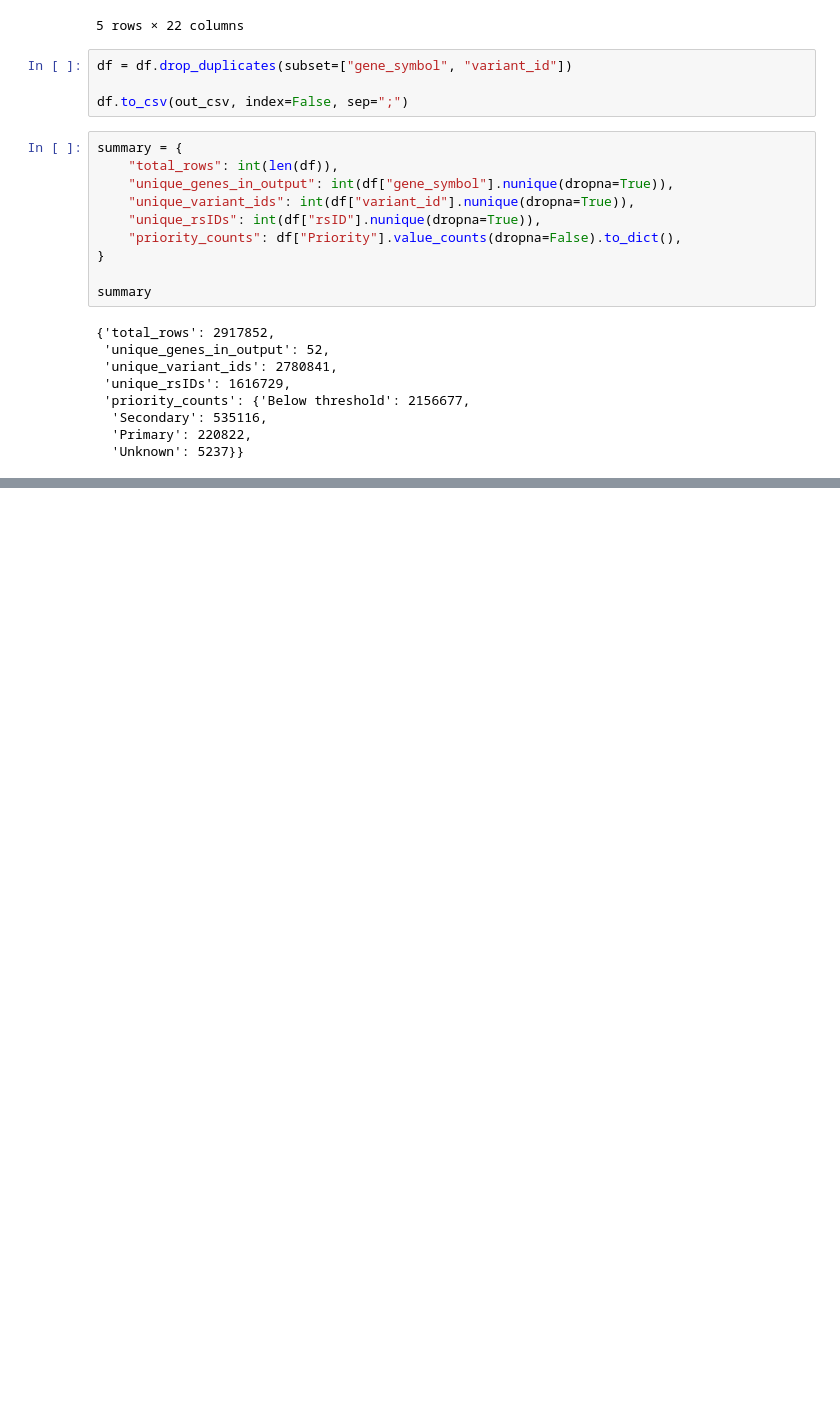
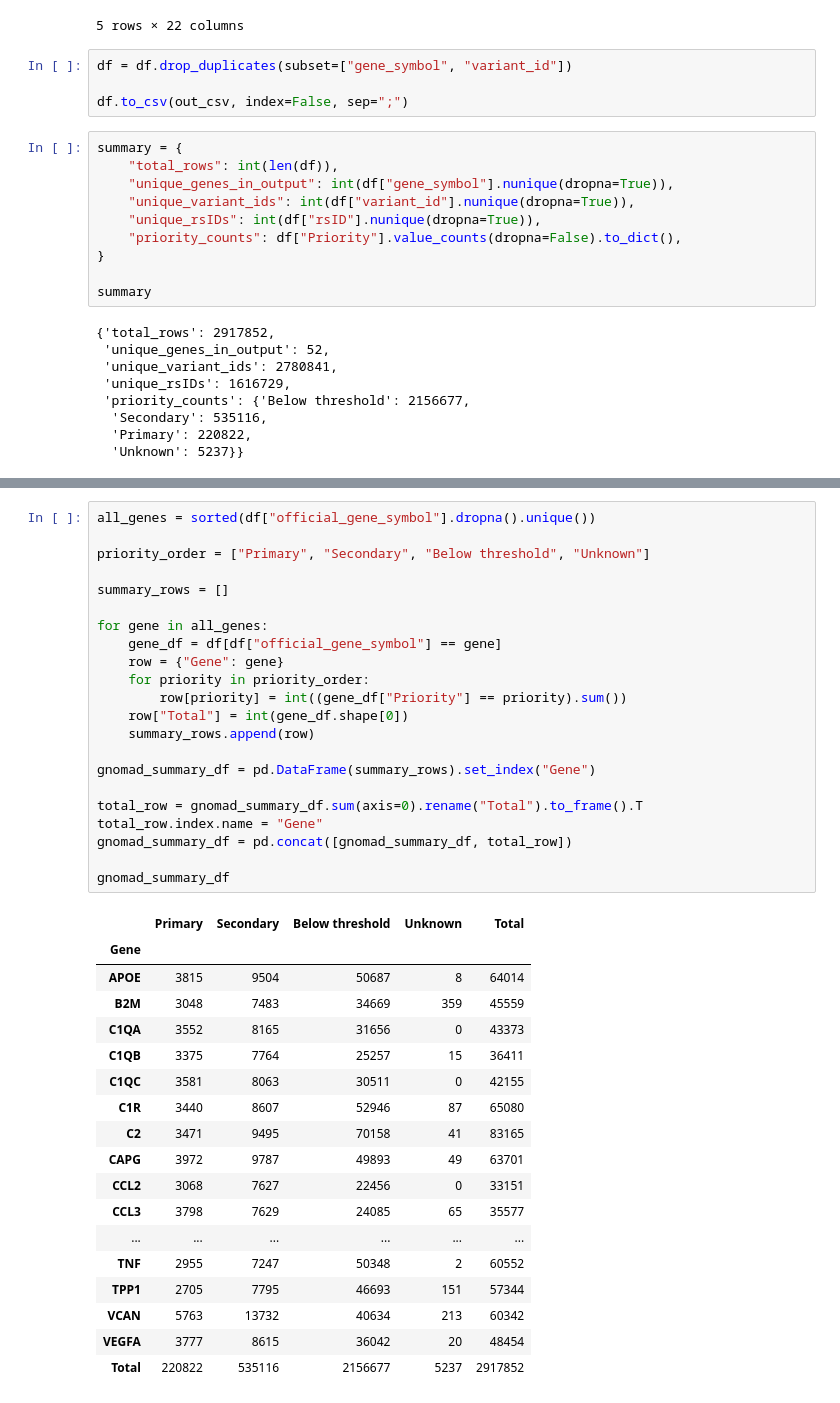
Before and after one commit to endrit-jakupi/Computational-Analysis-of-Macrophage-Gene-SNPs-across-Several-Cardiovascular-Datasets, a Jupyter notebook: notebooks/07_gnomad.ipynb, the cells around one changed output, grey strips where cells are left out. Drawn from its saved outputs; the diff is of its cells as text; blank space fills up the shorter version.

```diff
--- a/notebooks/07_gnomad.ipynb
+++ b/notebooks/07_gnomad.ipynb
@@ -558,0 +593,41 @@ summary
+# %%
+all_genes = sorted(df["official_gene_symbol"].dropna().unique())
+
+priority_order = ["Primary", "Secondary", "Below threshold", "Unknown"]
+
+summary_rows = []
+
+for gene in all_genes:
+    gene_df = df[df["official_gene_symbol"] == gene]
+    row = {"Gene": gene}
+    for priority in priority_order:
+        row[priority] = int((gene_df["Priority"] == priority).sum())
+    row["Total"] = int(gene_df.shape[0])
+    summary_rows.append(row)
+
+gnomad_summary_df = pd.DataFrame(summary_rows).set_index("Gene")
+
+total_row = gnomad_summary_df.sum(axis=0).rename("Total").to_frame().T
+total_row.index.name = "Gene"
+gnomad_summary_df = pd.concat([gnomad_summary_df, total_row])
+
+gnomad_summary_df
+# %% [output]
+|  | Primary | Secondary | Below threshold | Unknown | Total |
+| Gene |  |  |  |  |  |
+| APOE | 3815 | 9504 | 50687 | 8 | 64014 |
+| B2M | 3048 | 7483 | 34669 | 359 | 45559 |
+| C1QA | 3552 | 8165 | 31656 | 0 | 43373 |
+| C1QB | 3375 | 7764 | 25257 | 15 | 36411 |
+| C1QC | 3581 | 8063 | 30511 | 0 | 42155 |
+| C1R | 3440 | 8607 | 52946 | 87 | 65080 |
+| C2 | 3471 | 9495 | 70158 | 41 | 83165 |
+| CAPG | 3972 | 9787 | 49893 | 49 | 63701 |
+| CCL2 | 3068 | 7627 | 22456 | 0 | 33151 |
+| CCL3 | 3798 | 7629 | 24085 | 65 | 35577 |
+| ... | ... | ... | ... | ... | ... |
+| TNF | 2955 | 7247 | 50348 | 2 | 60552 |
+| TPP1 | 2705 | 7795 | 46693 | 151 | 57344 |
+| VCAN | 5763 | 13732 | 40634 | 213 | 60342 |
+| VEGFA | 3777 | 8615 | 36042 | 20 | 48454 |
+| Total | 220822 | 535116 | 2156677 | 5237 | 2917852 |
```
Also changed, not shown: parts of 5 cells of this notebook, 1 other file.
